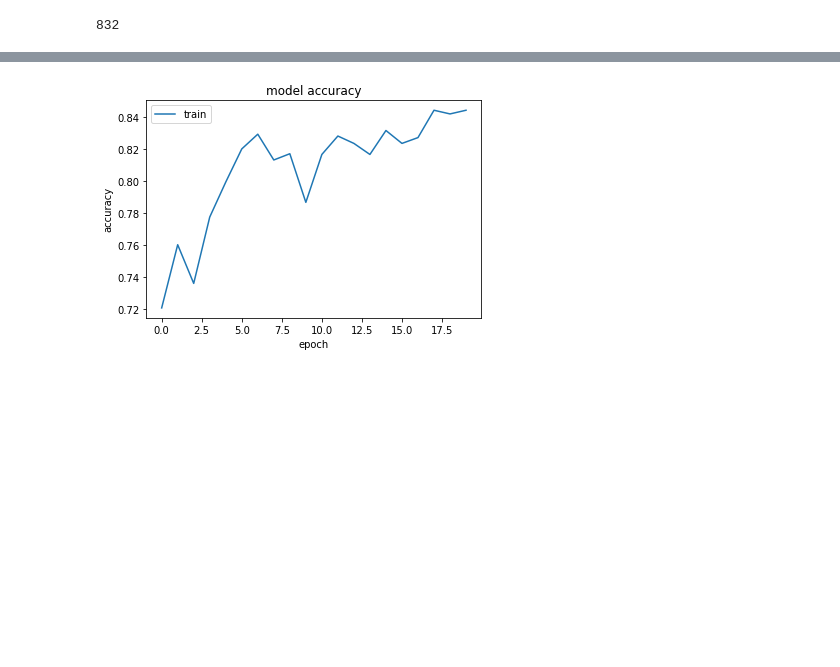
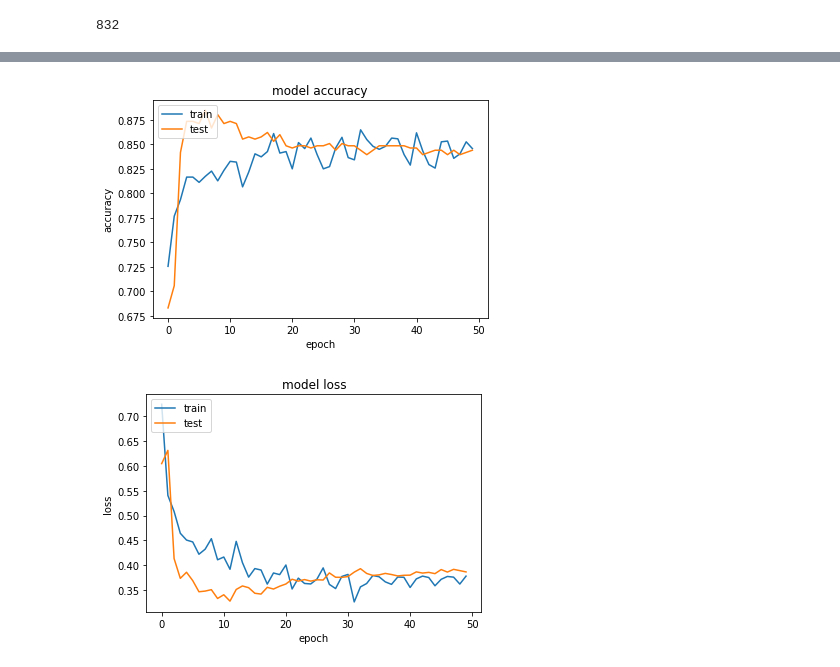
Before and after one commit to bwwarren/SignalBackgroundTraining, a Jupyter notebook: JZ0W_vs_ZvvHbb.ipynb, the cells around one changed output, grey strips where cells are left out. Cells and saved outputs as stored; diff of their text form; code cells hidden in the pictures; blank space fills up the shorter version.

```diff
--- a/JZ0W_vs_ZvvHbb.ipynb
+++ b/JZ0W_vs_ZvvHbb.ipynb
@@ -22,0 +40,9 @@ gTowerEt_signal, offlineRho_signal = get_data("user.gstark.signal.OUTPUT_v00.hdf
+# %%
+gTowerEt_signal1 = get_data("ZvvHbb_hdf5/user._000118.ZvvHbb.hdf5")
+gTowerEt_signal2 = get_data("ZvvHbb_hdf5/user._000123.ZvvHbb.hdf5")
+gTowerEt_signal3 = get_data("ZvvHbb_hdf5/user._000130.ZvvHbb.hdf5")
+gTowerEt_signal4 = get_data("ZvvHbb_hdf5/user._000139.ZvvHbb.hdf5")
+gTowerEt_signal = np.concatenate([gTowerEt_signal1
+                                 ,gTowerEt_signal2
+                                 ,gTowerEt_signal3
+                                 ,gTowerEt_signal4])
@@ -286,7 +433,7 @@ model.add(Dropout(0.25))
 model.add(Dense(1024, activation='relu'))
 model.add(BatchNormalization())
 model.add(Dropout(0.5))
-model.add(Dense(2, activation='sigmoid'))
+model.add(Dense(1, activation='sigmoid'))
 
 optimizer = Adam(lr=0.001, beta_1=0.9, beta_2=0.999 )
 model.compile(optimizer=optimizer, loss="binary_crossentropy", metrics=["accuracy"])
@@ -308,5 +455,5 @@ datagen = ImageDataGenerator(
 
 datagen.fit(images_reshaped)
 
-batch_size = 64
-epochs = 20
+batch_size = 32
+epochs = 50
@@ -313,3 +480,8 @@ epochs = 20
+# %%
+from sklearn.model_selection import train_test_split
+
+x_tr, x_val, y_tr, y_val = train_test_split(images_reshaped, labels, test_size=0.33, random_state=42)
+x_val, x_te, y_val, y_te = train_test_split(x_val, y_val, test_size=0.33, random_state=42)
 # %%
-history = model.fit_generator(datagen.flow(images_reshaped, labels_cat, batch_size = batch_size), epochs = epochs, verbose=2, steps_per_epoch=images_reshaped.shape[0] // batch_size, callbacks = [reduce_lr])
+history = model.fit_generator(datagen.flow(x_tr, y_tr, batch_size = batch_size), validation_data = (x_val, y_val) ,epochs = epochs, verbose=2, steps_per_epoch=x_tr.shape[0] // batch_size, callbacks = [reduce_lr])
 # %% [output]
@@ -337,10 +514,20 @@ print(history.history.keys())
 # %%
-import matplotlib.pyplot as plt
 plt.plot(history.history['acc'])
+plt.plot(history.history['val_acc'])
 plt.title('model accuracy')
 plt.ylabel('accuracy')
 plt.xlabel('epoch')
 plt.legend(['train', 'test'], loc='upper left')
 plt.show()
+
+# summarize history for loss
+plt.plot(history.history['loss'])
+plt.plot(history.history['val_loss'])
+plt.title('model loss')
+plt.ylabel('loss')
+plt.xlabel('epoch')
+plt.legend(['train', 'test'], loc='upper left')
+plt.show()
 # %% [output]
-[figure, old version]
+[figure, new version]
+[figure, added]
```
Also changed, not shown: parts of 28 cells of this notebook.
